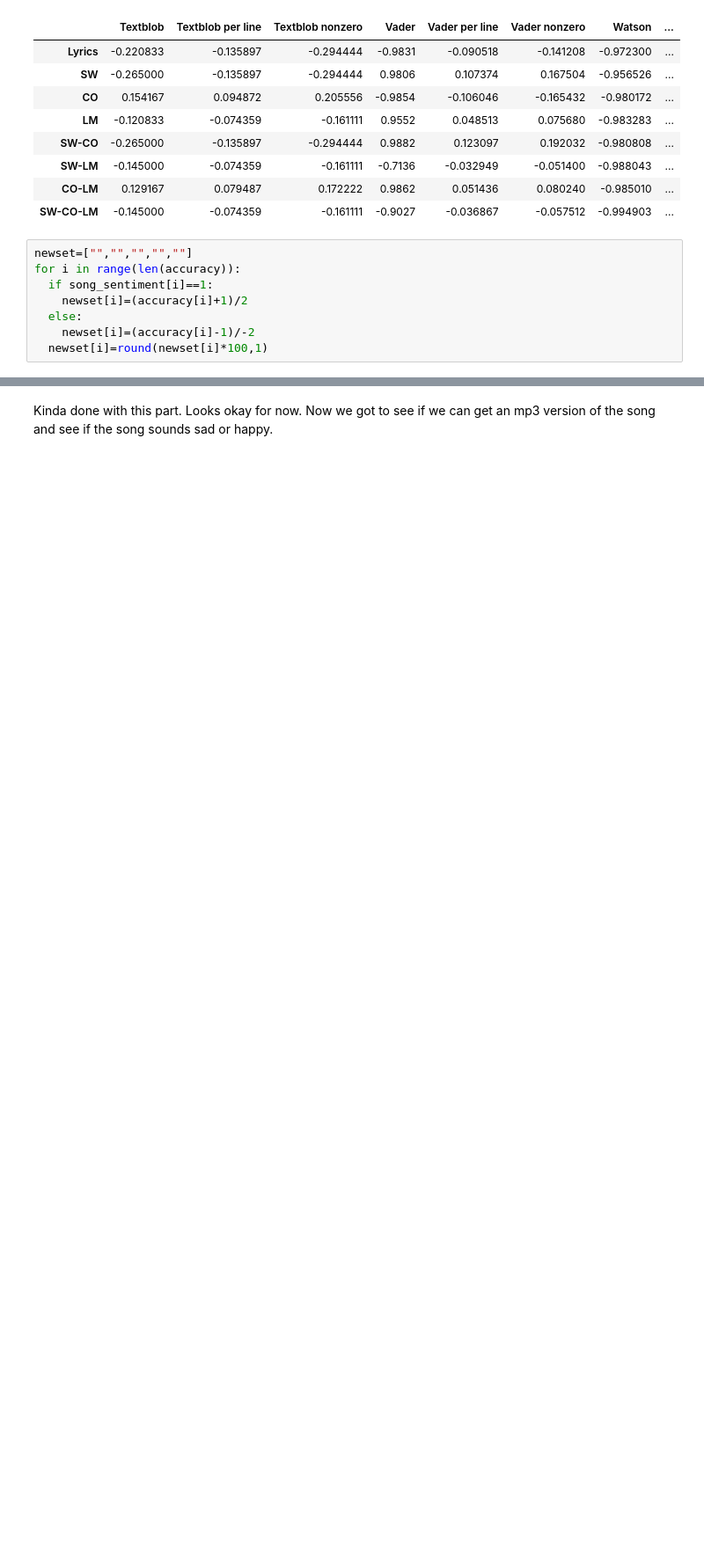
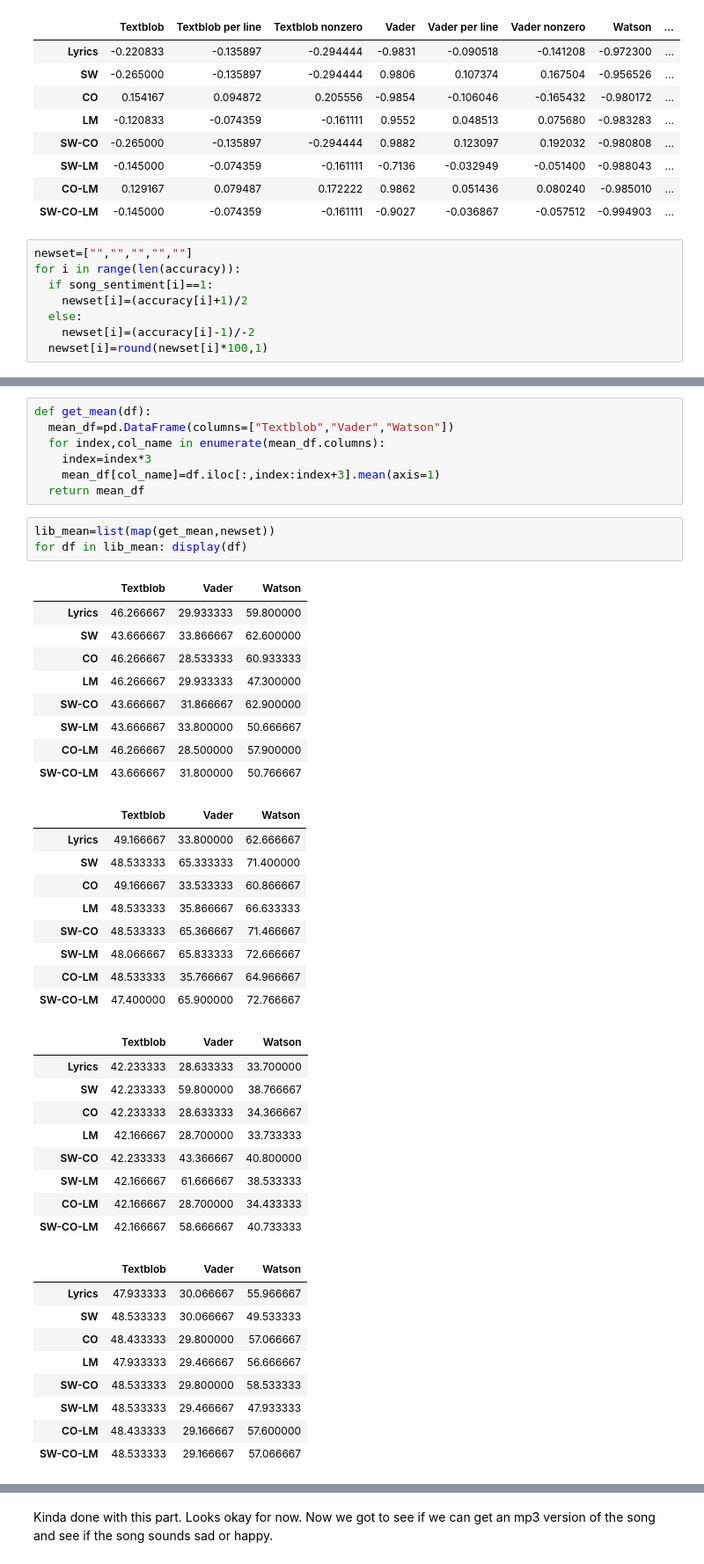
Before and after one commit to Thayyebsalim/music_analyisis, a Jupyter notebook: Music_Sentimental_analysis_NLP_by_Tone_and_Lyrics.ipynb, the cells around one changed output, grey strips where cells are left out. Shown: that part at 88% size. Cells and saved outputs as stored; diff of their text form; blank space fills up the shorter version.

Commit message:
Added min, max max and mean of each library to a seperate array

```diff
--- a/Music_Sentimental_analysis_NLP_by_Tone_and_Lyrics.ipynb
+++ b/Music_Sentimental_analysis_NLP_by_Tone_and_Lyrics.ipynb
@@ -824,0 +726,47 @@ for i in newset:
+# %%
+def get_mean(df):
+  mean_df=pd.DataFrame(columns=["Textblob","Vader","Watson"])
+  for index,col_name in enumerate(mean_df.columns):
+    index=index*3
+    mean_df[col_name]=df.iloc[:,index:index+3].mean(axis=1)
+  return mean_df
+# %%
+lib_mean=list(map(get_mean,newset))
+for df in lib_mean: display(df)
+# %% [output]
+|  | Textblob | Vader | Watson |
+| Lyrics | 46.266667 | 29.933333 | 59.800000 |
+| SW | 43.666667 | 33.866667 | 62.600000 |
+| CO | 46.266667 | 28.533333 | 60.933333 |
+| LM | 46.266667 | 29.933333 | 47.300000 |
+| SW-CO | 43.666667 | 31.866667 | 62.900000 |
+| SW-LM | 43.666667 | 33.800000 | 50.666667 |
+| CO-LM | 46.266667 | 28.500000 | 57.900000 |
+| SW-CO-LM | 43.666667 | 31.800000 | 50.766667 |
+|  | Textblob | Vader | Watson |
+| Lyrics | 49.166667 | 33.800000 | 62.666667 |
+| SW | 48.533333 | 65.333333 | 71.400000 |
+| CO | 49.166667 | 33.533333 | 60.866667 |
+| LM | 48.533333 | 35.866667 | 66.633333 |
+| SW-CO | 48.533333 | 65.366667 | 71.466667 |
+| SW-LM | 48.066667 | 65.833333 | 72.666667 |
+| CO-LM | 48.533333 | 35.766667 | 64.966667 |
+| SW-CO-LM | 47.400000 | 65.900000 | 72.766667 |
+|  | Textblob | Vader | Watson |
+| Lyrics | 42.233333 | 28.633333 | 33.700000 |
+| SW | 42.233333 | 59.800000 | 38.766667 |
+| CO | 42.233333 | 28.633333 | 34.366667 |
+| LM | 42.166667 | 28.700000 | 33.733333 |
+| SW-CO | 42.233333 | 43.366667 | 40.800000 |
+| SW-LM | 42.166667 | 61.666667 | 38.533333 |
+| CO-LM | 42.166667 | 28.700000 | 34.433333 |
+| SW-CO-LM | 42.166667 | 58.666667 | 40.733333 |
+|  | Textblob | Vader | Watson |
+| Lyrics | 47.933333 | 30.066667 | 55.966667 |
+| SW | 48.533333 | 30.066667 | 49.533333 |
+| CO | 48.433333 | 29.800000 | 57.066667 |
+| LM | 47.933333 | 29.466667 | 56.666667 |
+| SW-CO | 48.533333 | 29.800000 | 58.533333 |
+| SW-LM | 48.533333 | 29.466667 | 47.933333 |
+| CO-LM | 48.433333 | 29.166667 | 57.600000 |
+| SW-CO-LM | 48.533333 | 29.166667 | 57.066667 |
```
Also changed, not shown: parts of 23 cells of this notebook.
